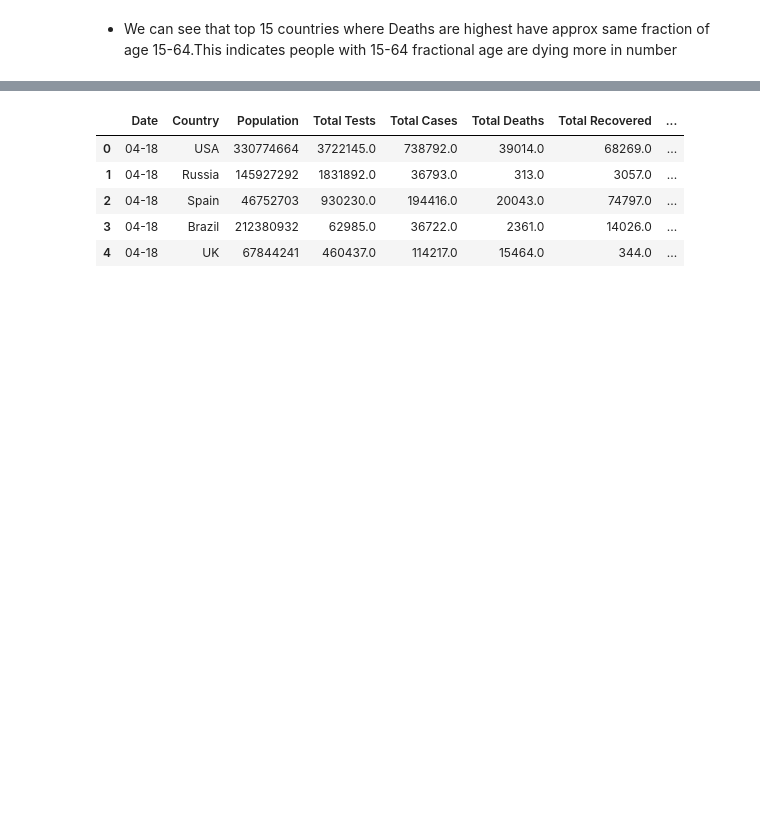
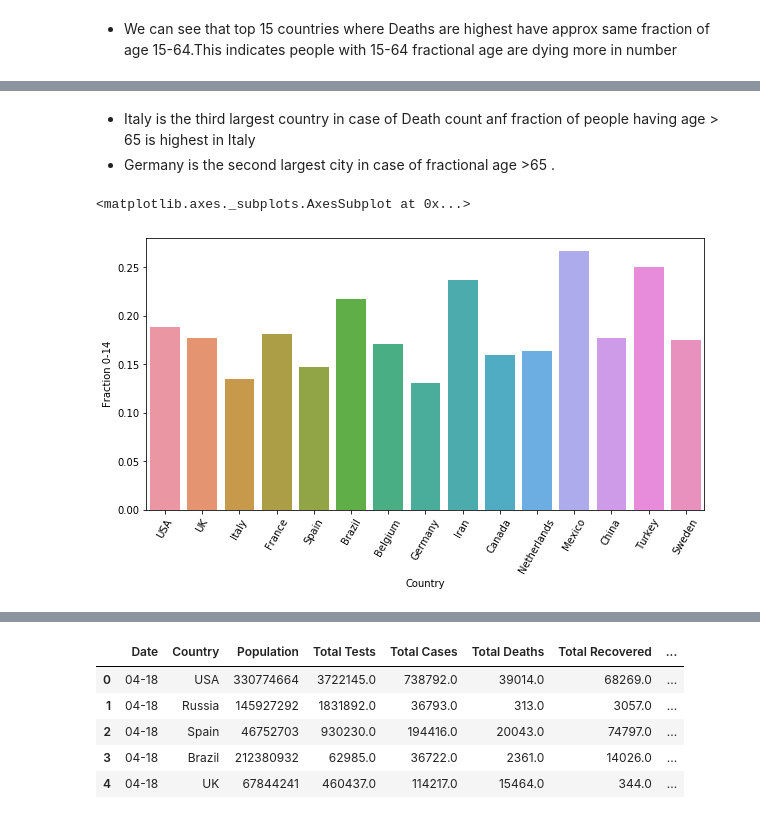
Before and after one commit to guptaekansh/EvaluationProjects, a Jupyter notebook: Project_18 Country wide Covid19 Dataset.ipynb, the cells around one changed output, grey strips where cells are left out. Drawn from its saved outputs; the diff is of its cells as text; code cells hidden in the pictures; blank space fills up the shorter version.

```diff
--- a/Project_18 Country wide Covid19 Dataset.ipynb
+++ b/Project_18 Country wide Covid19 Dataset.ipynb
@@ -511,0 +519,10 @@ sb.barplot(y='Fraction 15-64',x='Country',data=covid_datawithage.sort_values('To
+# %% [markdown]
+* Italy is the third largest country in case of Death count anf fraction of people having age > 65 is highest in Italy
+* Germany is the second largest city in case of fractional age >65 .
+# %%
+plt.figure(figsize=(10,5))
+plt.xticks(rotation=60)
+sb.barplot(y='Fraction 0-14',x='Country',data=covid_datawithage.sort_values('Total Deaths',ascending=False).head(15))
+# %% [output]
+<matplotlib.axes._subplots.AxesSubplot at 0x...>
+[figure, added]
```
Also changed, not shown: parts of 3 cells of this notebook.
